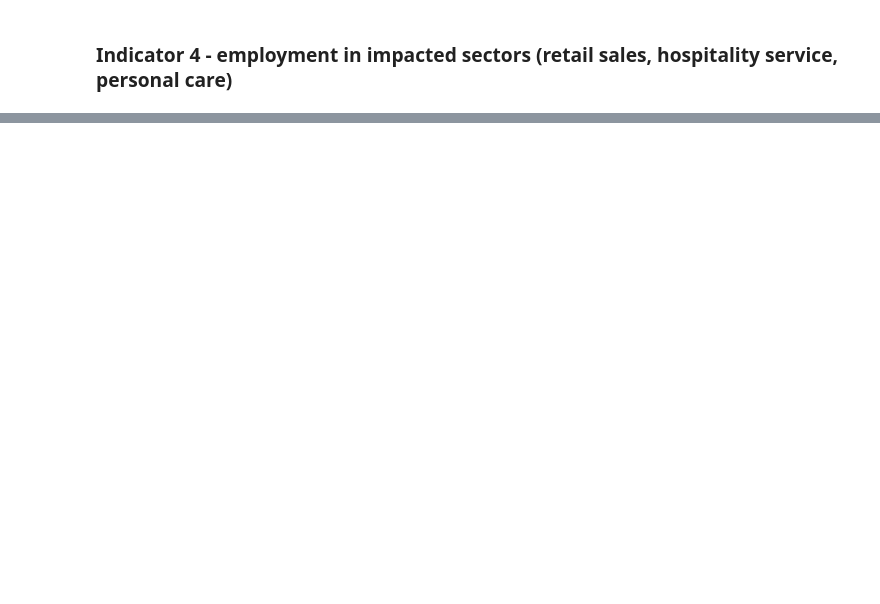
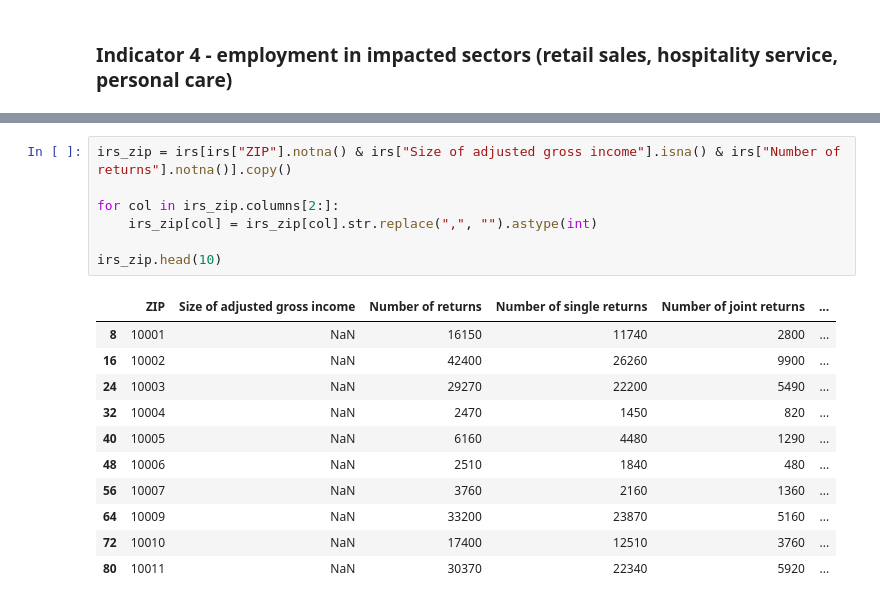
Before and after one commit to community-insight-impact/cvi_ucla_partnership, a Jupyter notebook: notebooks/merge_data_rent.ipynb, the cells around one changed output, grey strips where cells are left out. Cells and saved outputs as stored; diff of their text form; blank space fills up the shorter version.

```diff
--- a/notebooks/merge_data_rent.ipynb
+++ b/notebooks/merge_data_rent.ipynb
@@ -244,0 +306,19 @@ employment.head()
+# %%
+irs_zip = irs[irs["ZIP"].notna() & irs["Size of adjusted gross income"].isna() & irs["Number of returns"].notna()].copy()
+
+for col in irs_zip.columns[2:]:
+    irs_zip[col] = irs_zip[col].str.replace(",", "").astype(int)
+
+irs_zip.head(10)
+# %% [output]
+|  | ZIP | Size of adjusted gross income | Number of returns | Number of single returns | Number of joint returns | ... |
+| 8 | 10001 | NaN | 16150 | 11740 | 2800 | ... |
+| 16 | 10002 | NaN | 42400 | 26260 | 9900 | ... |
+| 24 | 10003 | NaN | 29270 | 22200 | 5490 | ... |
+| 32 | 10004 | NaN | 2470 | 1450 | 820 | ... |
+| 40 | 10005 | NaN | 6160 | 4480 | 1290 | ... |
+| 48 | 10006 | NaN | 2510 | 1840 | 480 | ... |
+| 56 | 10007 | NaN | 3760 | 2160 | 1360 | ... |
+| 64 | 10009 | NaN | 33200 | 23870 | 5160 | ... |
+| 72 | 10010 | NaN | 17400 | 12510 | 3760 | ... |
+| 80 | 10011 | NaN | 30370 | 22340 | 5920 | ... |
```
Also changed, not shown: parts of 13 cells of this notebook, 3 other files.
